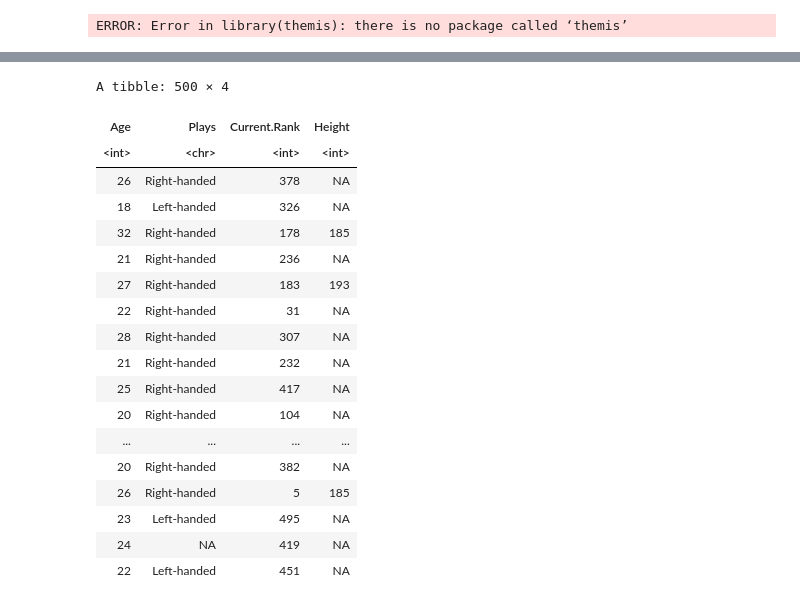
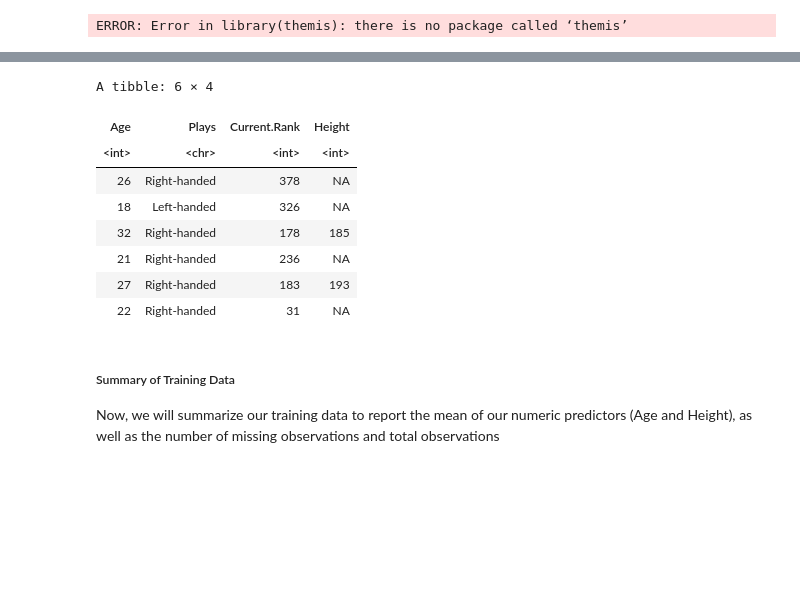
Before and after one commit to emilywang0/dsci-tennis-data-analysis, a Jupyter notebook: Proposal.ipynb, the cells around one changed output, grey strips where cells are left out. Cells and saved outputs as stored; diff of their text form; code cells hidden in the pictures; blank space fills up the shorter version.

```diff
--- a/Proposal.ipynb
+++ b/Proposal.ipynb
@@ -59,11 +59,11 @@ tennis <- read_csv(url)
 # Fix column names
 colnames(tennis) <- make.names(colnames(tennis))
 
-# Select only relevant columns to our study
-tennis <- select(tennis, Age:Seasons)
+# Select only relevant columns to our study.
+
 tennis <- select(tennis, c(Age, Plays, Current.Rank, Height))
 
-tennis
+head(tennis)
 # %% [output]
 New names:
 • `` -> `...1`
@@ -97,33 +87,26 @@ A tibble: 500 × 4
 # %%
 # Now we will tidy up our data further by getting rid of unnecessary information in certain columns (ex. dates, "cm", extra number next to rank)
 
 # Separate unnecessary information from their original column into a new column
 tennis <- separate(tennis, col = Age, into = c("Age", "x"), sep = " ", convert = TRUE) |>
           separate(col = Current.Rank, into = c("Current.Rank", "y"), sep = " ", convert = TRUE) |>
           separate(col = Height, into = c("Height", "z"), sep = " ", convert = TRUE)
 
 # Delete unnecessary columns
 tennis <- select(tennis, -c(x, y, z))
 
-tennis
+head(tennis)
 # %% [output]
-A tibble: 500 × 4
+A tibble: 6 × 4
 | Age | Plays | Current.Rank | Height |
 | <int> | <chr> | <int> | <int> |
 | 26 | Right-handed | 378 | NA |
 | 18 | Left-handed | 326 | NA |
 | 32 | Right-handed | 178 | 185 |
 | 21 | Right-handed | 236 | NA |
 | 27 | Right-handed | 183 | 193 |
 | 22 | Right-handed | 31 | NA |
-| 28 | Right-handed | 307 | NA |
-| 21 | Right-handed | 232 | NA |
-| 25 | Right-handed | 417 | NA |
-| 20 | Right-handed | 104 | NA |
-| ... | ... | ... | ... |
-| 20 | Right-handed | 382 | NA |
-| 26 | Right-handed | 5 | 185 |
-| 23 | Left-handed | 495 | NA |
-| 24 | NA | 419 | NA |
-| 22 | Left-handed | 451 | NA |
+# %% [markdown]
+##### Summary of Training Data
+Now, we will summarize our training data to report the mean of our numeric predictors (Age and Height), as well as the number of missing observations and total observations
 # %%
```
Also changed, not shown: parts of 6 cells of this notebook.
